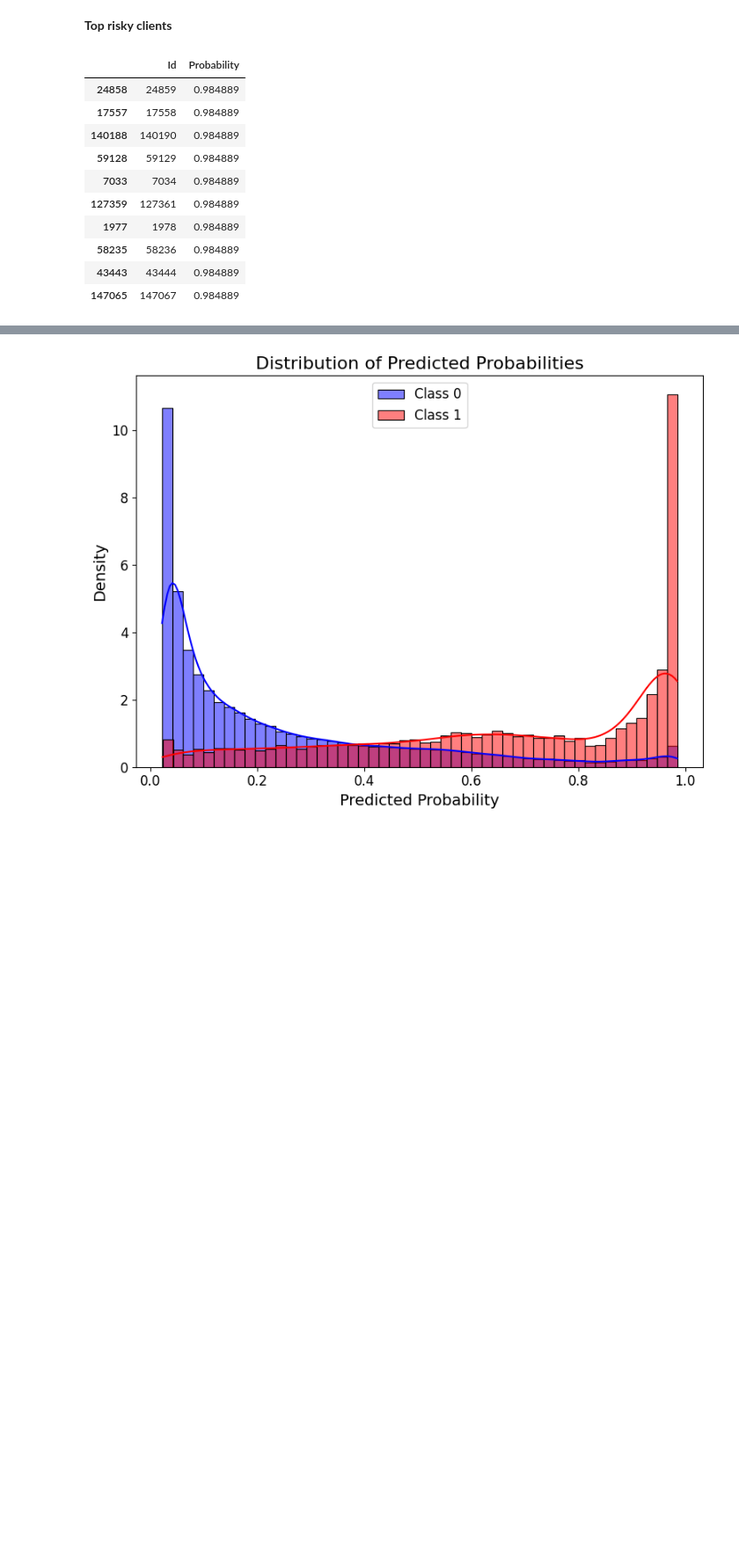
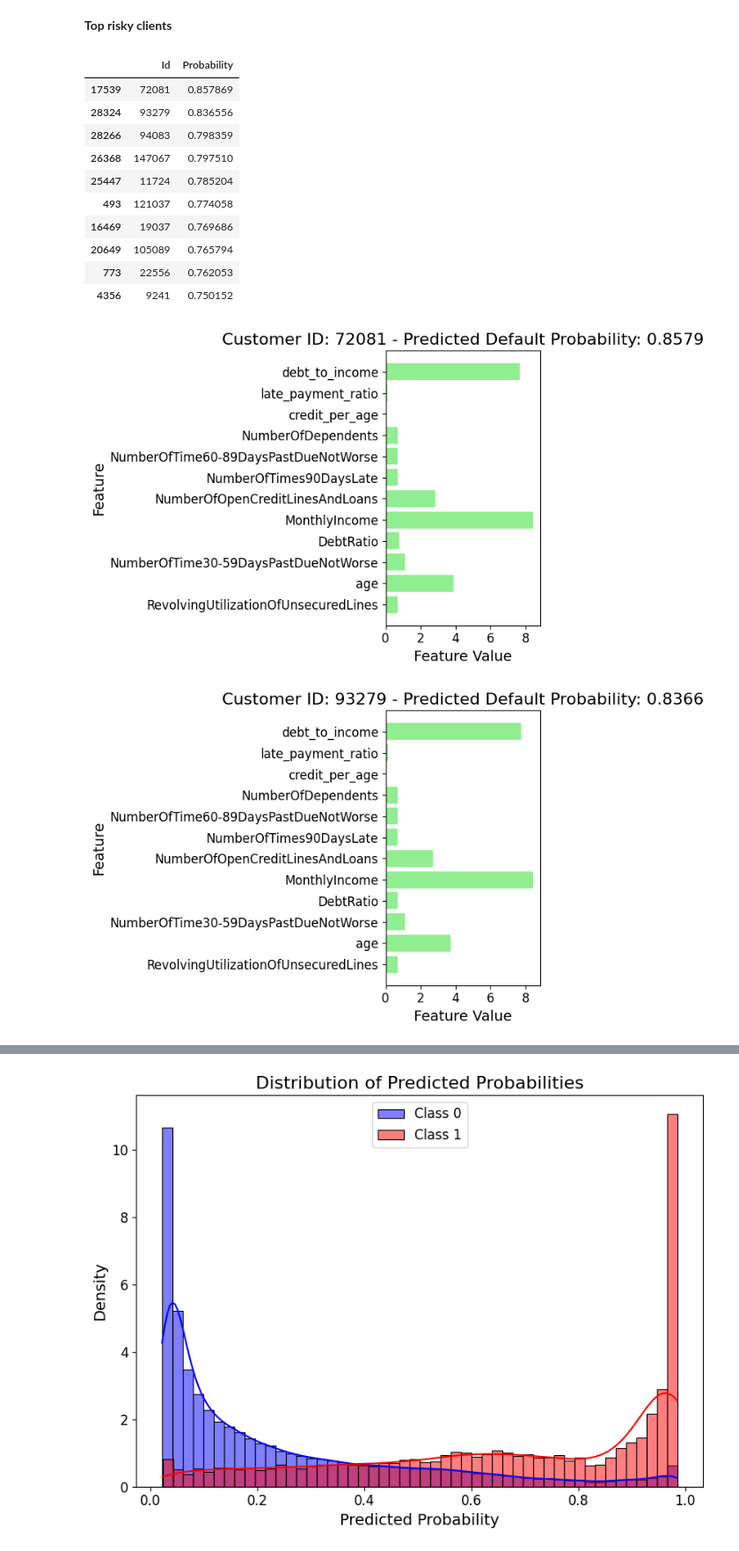
Before and after one commit to JanIzmer/Credit_Scoring_Project, a Jupyter notebook: notebooks/02_Modeling.ipynb, the cells around one changed output, grey strips where cells are left out. Shown at 88% size. Drawn from its saved outputs; the diff is of its cells as text; code cells hidden in the pictures; blank space fills up the shorter version.

Commit message:
Finish with Modeling ROC AUC = 0.867

```diff
--- a/notebooks/02_Modeling.ipynb
+++ b/notebooks/02_Modeling.ipynb
@@ -188,20 +188,34 @@ plt.show()
 **Top risky clients**
 # %%
 top_risky = pd.DataFrame({
-    'Id': X.index,
+    'Id': X_test.index,
     'Probability': y_pred_prob
 }).sort_values(by='Probability', ascending=False).head(10)
 
 display(top_risky)
+for id in top_risky['Id'].head(10):
+    plt.figure()
+    customer_data = X_test.loc[id].values.reshape(1, -1)
+    customer_prob = final_model.predict_proba(customer_data)[0, 1]
+    plt.barh(X_test.columns, np.log1p(customer_data.flatten()), color="lightgreen")
+    plt.xlabel('Feature Value', fontsize=14)
+    plt.ylabel('Feature', fontsize=14)
+    plt.title(f'Customer ID: {id} - Predicted Default Probability: {customer_prob:.4f}', fontsize=16)
+    plt.xticks(fontsize=12)
+    plt.yticks(fontsize=12)
+    plt.tight_layout()
+    plt.show()
 # %% [output]
 |  | Id | Probability |
-| 24858 | 24859 | 0.984889 |
-| 17557 | 17558 | 0.984889 |
-| 140188 | 140190 | 0.984889 |
-| 59128 | 59129 | 0.984889 |
-| 7033 | 7034 | 0.984889 |
-| 127359 | 127361 | 0.984889 |
-| 1977 | 1978 | 0.984889 |
-| 58235 | 58236 | 0.984889 |
-| 43443 | 43444 | 0.984889 |
-| 147065 | 147067 | 0.984889 |
+| 17539 | 72081 | 0.857869 |
+| 28324 | 93279 | 0.836556 |
+| 28266 | 94083 | 0.798359 |
+| 26368 | 147067 | 0.797510 |
+| 25447 | 11724 | 0.785204 |
+| 493 | 121037 | 0.774058 |
+| 16469 | 19037 | 0.769686 |
+| 20649 | 105089 | 0.765794 |
+| 773 | 22556 | 0.762053 |
+| 4356 | 9241 | 0.750152 |
+[figure, added]
+[figure, added]
```
Also changed, not shown: parts of 8 cells of this notebook.
